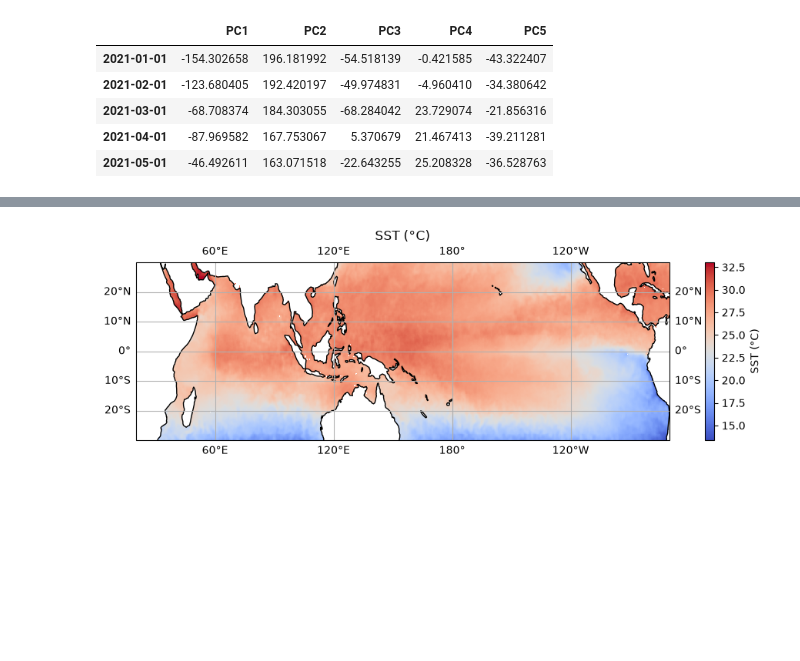
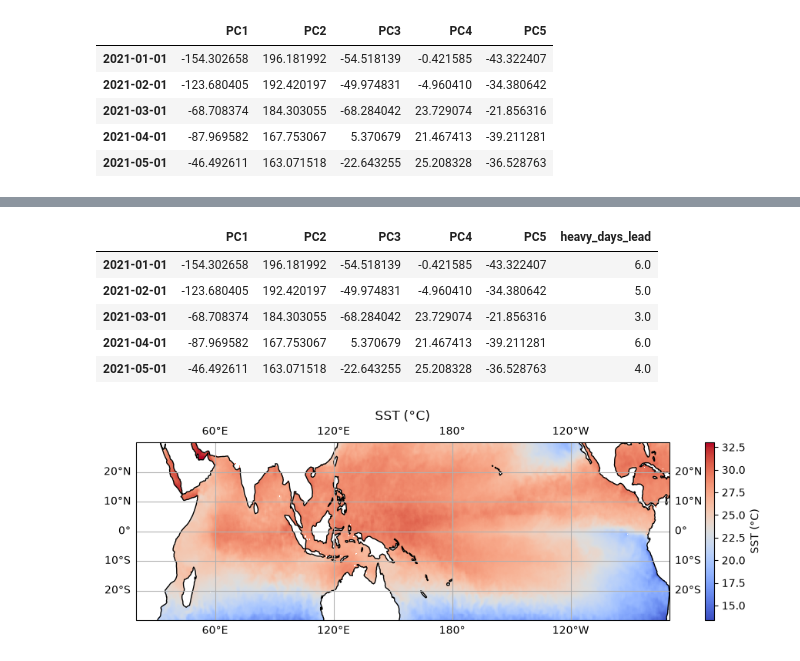
Before and after one commit to KuayTe0w/Climate-Data-Analysis, a Jupyter notebook: notebooks/preparation.ipynb, the cells around one changed output, grey strips where cells are left out. Saved outputs shown, nothing was run; the diff lists cells and outputs as text; code cells hidden in the pictures; blank space fills up the shorter version.

```diff
--- a/notebooks/preparation.ipynb
+++ b/notebooks/preparation.ipynb
@@ -409,4 +398,0 @@ train_heavy_df.head()
-# %%
-test_heavy_df = heavy_df.loc[test_df.index]
-test_heavy_df = test_heavy_df.drop(columns=['heavy_days'])
-test_heavy_df.head()
@@ -414,0 +418,10 @@ KeyError: "[Timestamp('2026-01-01 00:00:00'), Timestamp('2026-02-01 00:00:00'),
+# %%
+test_df = test_df.join(test_heavy_df)
+test_df.head()
+# %% [output]
+|  | PC1 | PC2 | PC3 | PC4 | PC5 | heavy_days_lead |
+| 2021-01-01 | -154.302658 | 196.181992 | -54.518139 | -0.421585 | -43.322407 | 6.0 |
+| 2021-02-01 | -123.680405 | 192.420197 | -49.974831 | -4.960410 | -34.380642 | 5.0 |
+| 2021-03-01 | -68.708374 | 184.303055 | -68.284042 | 23.729074 | -21.856316 | 3.0 |
+| 2021-04-01 | -87.969582 | 167.753067 | 5.370679 | 21.467413 | -39.211281 | 6.0 |
+| 2021-05-01 | -46.492611 | 163.071518 | -22.643255 | 25.208328 | -36.528763 | 4.0 |
```
Also changed, not shown: parts of 17 cells of this notebook.
